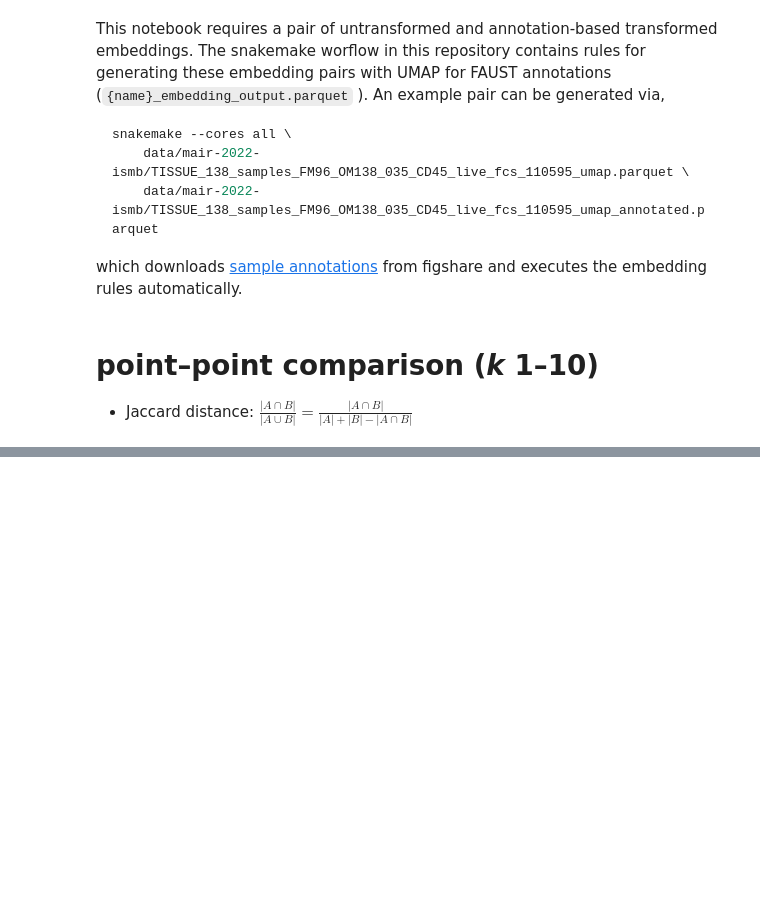
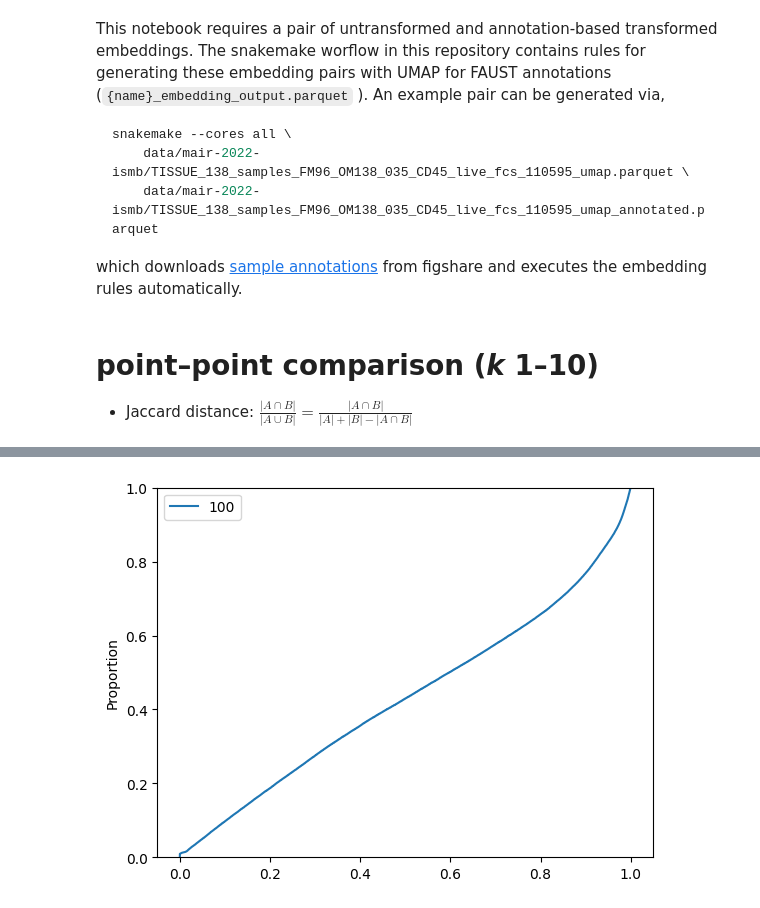
Before and after one commit to OzetteTech/comparative-embedding-visualization, a Jupyter notebook: notebooks/neighborhood-analysis.ipynb, the cells around one changed output, grey strips where cells are left out. Drawn from its saved outputs; the diff is of its cells as text; code cells hidden in the pictures; blank space fills up the shorter version.

```diff
--- a/notebooks/neighborhood-analysis.ipynb
+++ b/notebooks/neighborhood-analysis.ipynb
@@ -107,0 +86,21 @@ TODO
+# %%
+# TODO: profile and optimize implementation
+
+k = 100
+
+dist_annotated = metrics.count_labels(annotated[["x", "y"]], raw["cellType"], k=k)
+dist_raw = metrics.count_labels(raw[["x", "y"]], raw["cellType"], k=k)
+# %%
+import numpy.linalg as nplg
+import numpy.typing as npt
+
+
+def rowise_cosine_similarity(X0: npt.ArrayLike, X1: npt.ArrayLike):
+    """Computes the cosine similary per row of two equally shaped 2D matrices."""
+    return np.sum(X0 * X1, axis=1) / (nplg.norm(X0, axis=1) * nplg.norm(X1, axis=1))
+
+
+point_label_distances = rowise_cosine_similarity(dist_annotated, dist_raw)
+sns.ecdfplot({k: point_label_distances});
+# %% [output]
+[figure, added]
```
Also changed, not shown: parts of 17 cells of this notebook, 2 other files.
